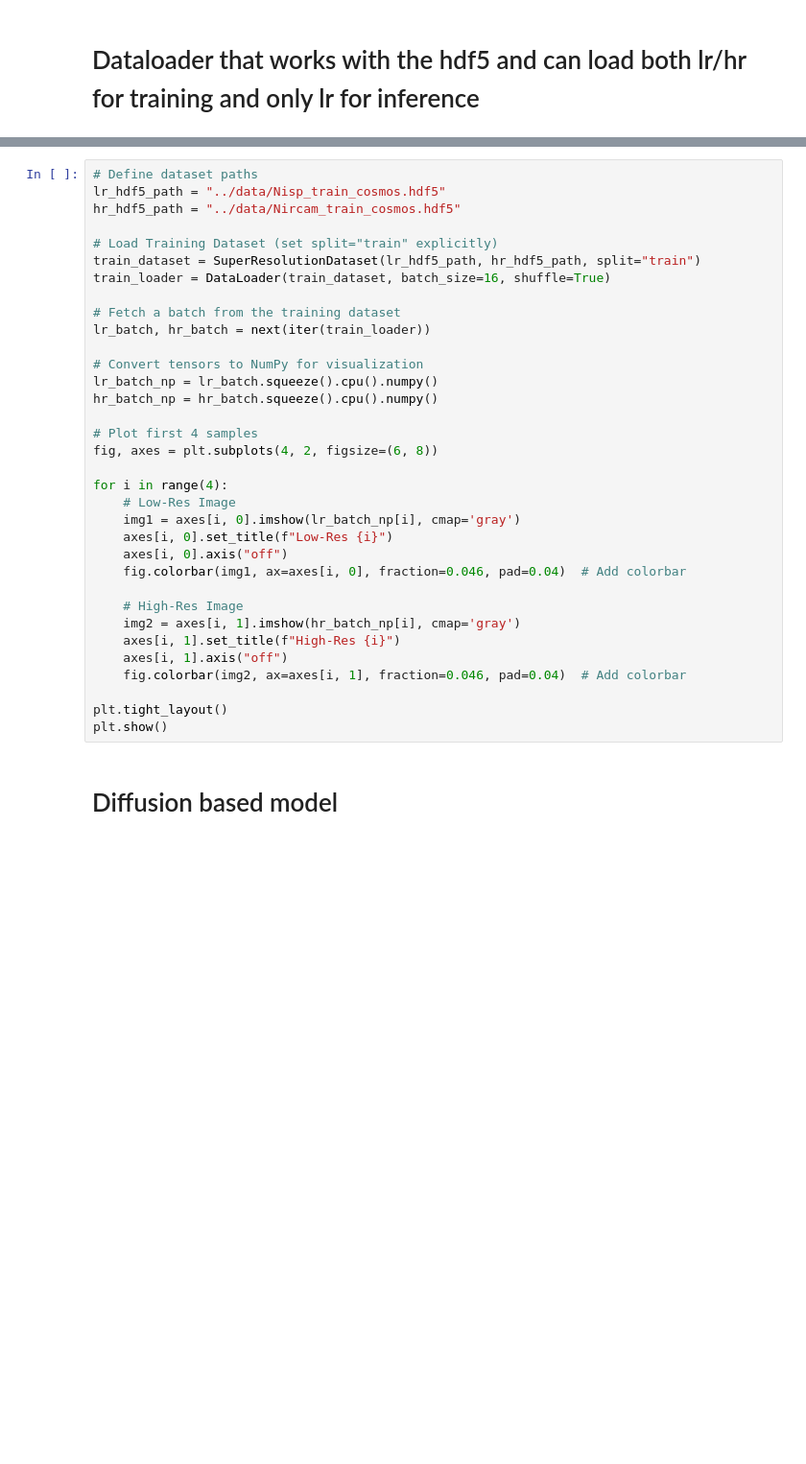
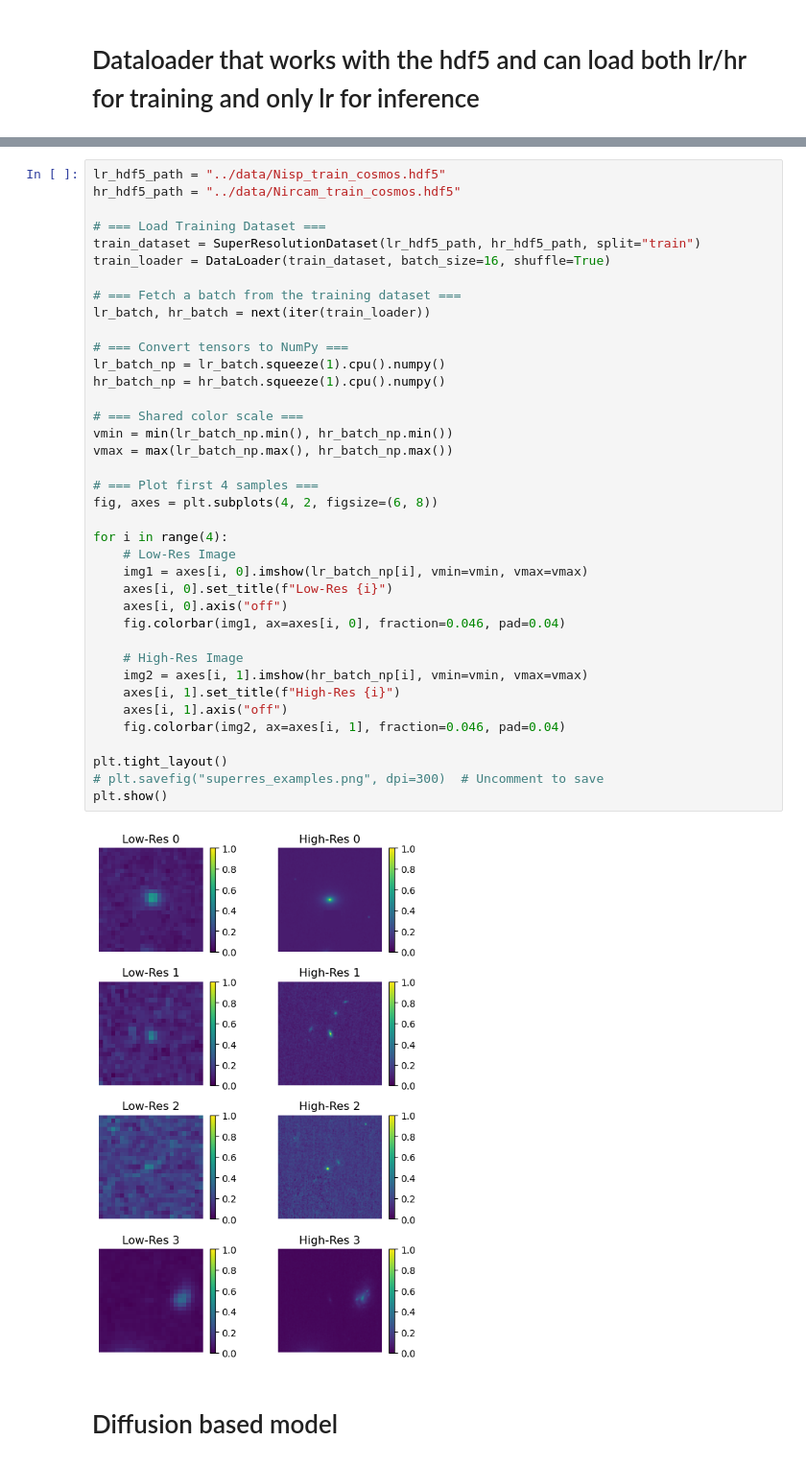
Before and after one commit to xoubish/superNISP, a Jupyter notebook: code/diffusion_test.ipynb, the cells around one changed output, grey strips where cells are left out. Shown at 96% size. Drawn from its saved outputs; the diff is of its cells as text; blank space fills up the shorter version.

```diff
--- a/code/diffusion_test.ipynb
+++ b/code/diffusion_test.ipynb
@@ -135,37 +156,43 @@ print("HR Batch Shape:", hr_batch.shape)  # Expected: (16, 1, 66, 66)
 # %%
-# Define dataset paths
 lr_hdf5_path = "../data/Nisp_train_cosmos.hdf5"
 hr_hdf5_path = "../data/Nircam_train_cosmos.hdf5"
 
-# Load Training Dataset (set split="train" explicitly)
+# === Load Training Dataset ===
 train_dataset = SuperResolutionDataset(lr_hdf5_path, hr_hdf5_path, split="train")
 train_loader = DataLoader(train_dataset, batch_size=16, shuffle=True)
 
-# Fetch a batch from the training dataset
+# === Fetch a batch from the training dataset ===
 lr_batch, hr_batch = next(iter(train_loader))
 
-# Convert tensors to NumPy for visualization
-lr_batch_np = lr_batch.squeeze().cpu().numpy()
-hr_batch_np = hr_batch.squeeze().cpu().numpy()
+# === Convert tensors to NumPy ===
+lr_batch_np = lr_batch.squeeze(1).cpu().numpy()
+hr_batch_np = hr_batch.squeeze(1).cpu().numpy()
 
-# Plot first 4 samples
+# === Shared color scale ===
+vmin = min(lr_batch_np.min(), hr_batch_np.min())
+vmax = max(lr_batch_np.max(), hr_batch_np.max())
+
+# === Plot first 4 samples ===
 fig, axes = plt.subplots(4, 2, figsize=(6, 8))
 
 for i in range(4):
     # Low-Res Image
-    img1 = axes[i, 0].imshow(lr_batch_np[i], cmap='gray')
+    img1 = axes[i, 0].imshow(lr_batch_np[i], vmin=vmin, vmax=vmax)
     axes[i, 0].set_title(f"Low-Res {i}")
     axes[i, 0].axis("off")
-    fig.colorbar(img1, ax=axes[i, 0], fraction=0.046, pad=0.04)  # Add colorbar
+    fig.colorbar(img1, ax=axes[i, 0], fraction=0.046, pad=0.04)
 
     # High-Res Image
-    img2 = axes[i, 1].imshow(hr_batch_np[i], cmap='gray')
+    img2 = axes[i, 1].imshow(hr_batch_np[i], vmin=vmin, vmax=vmax)
     axes[i, 1].set_title(f"High-Res {i}")
     axes[i, 1].axis("off")
-    fig.colorbar(img2, ax=axes[i, 1], fraction=0.046, pad=0.04)  # Add colorbar
+    fig.colorbar(img2, ax=axes[i, 1], fraction=0.046, pad=0.04)
 
 plt.tight_layout()
+# plt.savefig("superres_examples.png", dpi=300)  # Uncomment to save
 plt.show()
+# %% [output]
+[figure, added]
 # %% [markdown]
 # Diffusion based model
 # %%
```
Also changed, not shown: parts of 14 cells of this notebook, 13 other files.
